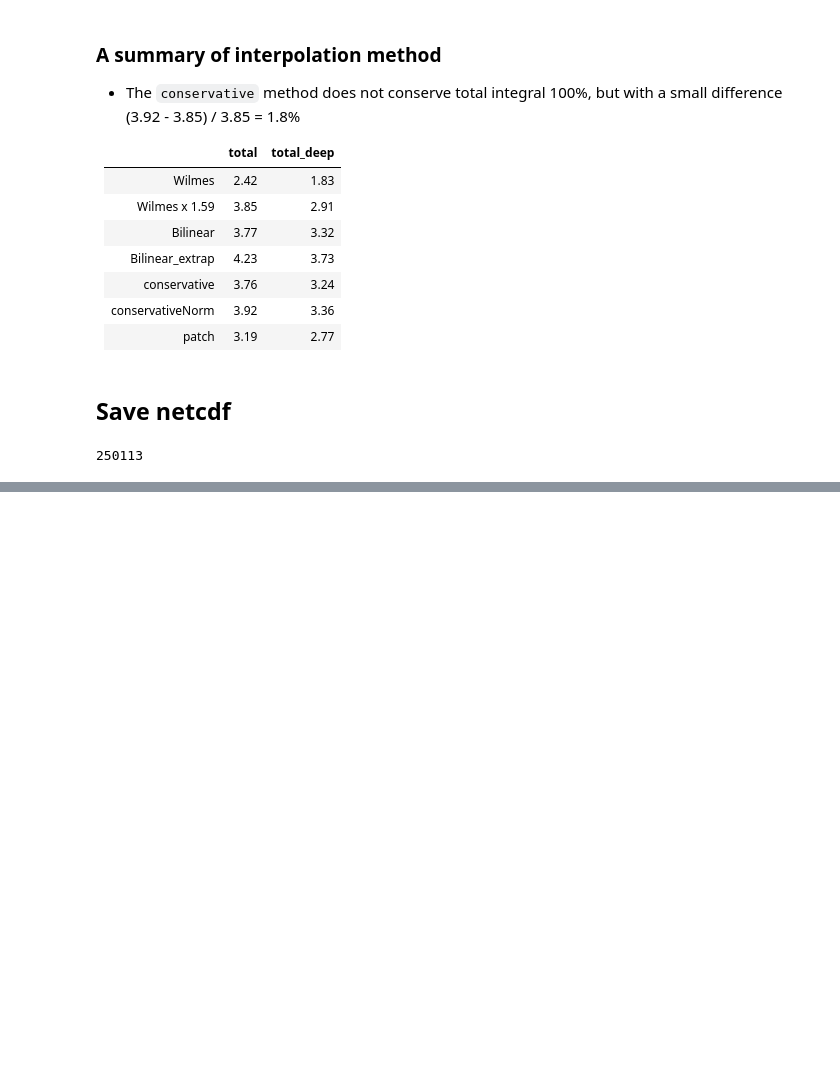
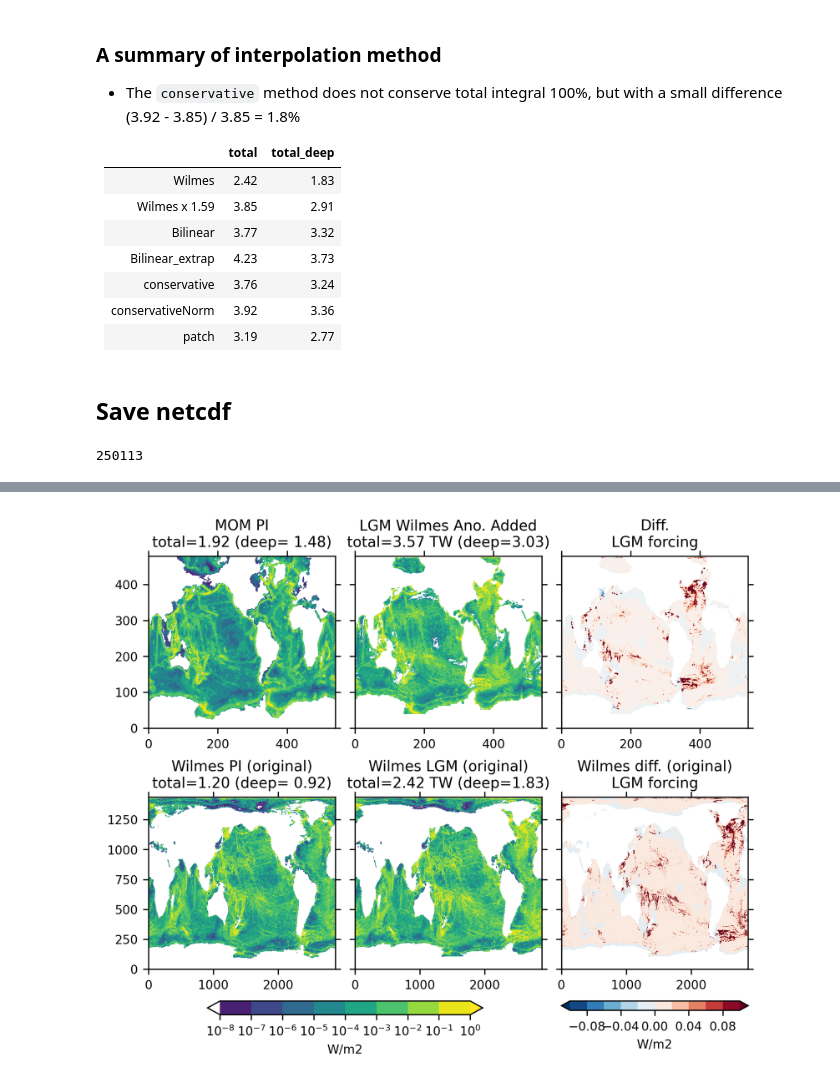
Before and after one commit to jiang-zhu/paleowg-recipes, a Jupyter notebook: cesm3_lgm/06.create_mom6_lgm_tidal.ipynb, the cells around one changed output, grey strips where cells are left out. Drawn from its saved outputs; the diff is of its cells as text; code cells hidden in the pictures; blank space fills up the shorter version.

```diff
--- a/cesm3_lgm/06.create_mom6_lgm_tidal.ipynb
+++ b/cesm3_lgm/06.create_mom6_lgm_tidal.ipynb
@@ -410,0 +442,8 @@ ds_mom_lgm.to_netcdf(mom_lgm_tidal, format="NETCDF3_64BIT")
+# %%
+ds_wilmes_ano = (tide_cases['wilmes_21ka_i6g']['ds'] - tide_cases['wilmes_pi']['ds'])[['diss']]
+ds_wilmes_ano['mask'] = xr.where(tide_cases['wilmes_21ka_i6g']['ds'].hz > 0, 1, 0).T
+ds_wilmes_ano['lon_b'] = np.linspace(0, 360, 2881)
+ds_wilmes_ano['lat_b'] = np.linspace(-90, 90, 1441)
+
+ds_wilmes_ano.mask.plot(size=1.5)
+ds_wilmes_ano
@@ -410,0 +479,11 @@ ds_mom_lgm.to_netcdf(mom_lgm_tidal, format="NETCDF3_64BIT")
+# %%
+ds_mom_lgm = ds_mom_pre.copy(deep=True)
+
+ds_mom_lgm.wave_dissipation.data = ds_mom_pre.wave_dissipation + \
+    diss_wilmes_ano_mom.data * scale_factor.values
+
+diss_x_A = ds_mom_lgm.wave_dissipation * ds_mom_geom.Ah.values / 1e12
+ds_mom_lgm['diss_ttl'] = diss_x_A.where(ds_mom_geom.D.values > 0.0).sum()
+ds_mom_lgm['diss_ttl_deep'] = diss_x_A.where(ds_mom_geom.D.values > 500.0).sum()
+
+ds_mom_lgm
@@ -410,0 +505,46 @@ ds_mom_lgm.to_netcdf(mom_lgm_tidal, format="NETCDF3_64BIT")
+# %%
+fig, axes = plt.subplots(2, 3, figsize=(6, 5),
+                         sharex=False, sharey='row',
+                         constrained_layout=True)
+axes = axes.ravel()
+
+ax = axes[0]
+hc = ax.contourf(ds_mom_pre.wave_dissipation, levels=levels, extend='both')
+hc.set_norm(mcolors.LogNorm(vmin=vmin, vmax=vmax))
+ax.set_title(f"MOM PI\ntotal={ds_mom_pre.diss_ttl:3.2f} (deep={ds_mom_pre.diss_ttl_deep: 3.2f})")
+
+ax = axes[1]
+hc = ax.contourf(ds_mom_lgm.wave_dissipation, levels=levels, extend='both')
+hc.set_norm(mcolors.LogNorm(vmin=vmin, vmax=vmax))
+ax.set_title(f"LGM Wilmes Ano. Added\ntotal={ds_mom_lgm.diss_ttl:3.2f} TW (deep={ds_mom_lgm.diss_ttl_deep:3.2f})")
+
+ax = axes[2]
+hc = ax.contourf(ds_mom_lgm.wave_dissipation - ds_mom_pre.wave_dissipation,
+                 levels=np.linspace(-.1, .1, 21), extend='both', cmap='RdBu_r')
+ax.set_title("Diff.\nLGM forcing")
+
+ax = axes[3]
+ds = tide_cases['wilmes_pi']['ds']
+hc = ax.contourf(ds.diss.T, levels=levels, extend='both')
+hc.set_norm(mcolors.LogNorm(vmin=vmin, vmax=vmax))
+ax.set_title(f"Wilmes PI (original)\ntotal={ds.diss_ttl:3.2f} (deep={ds.diss_ttl_deep: 3.2f})")
+
+ax = axes[4]
+ds = tide_cases['wilmes_21ka_i6g']['ds']
+hc = ax.contourf(ds.diss.T, levels=levels, extend='both')
+hc.set_norm(mcolors.LogNorm(vmin=vmin, vmax=vmax))
+ax.set_title(f"Wilmes LGM (original)\ntotal={ds.diss_ttl:3.2f} TW (deep={ds.diss_ttl_deep:3.2f})")
+
+ax = axes[5]
+ds = tide_cases['wilmes_21ka_i6g']['ds'] - tide_cases['wilmes_pi']['ds']
+hc2 = ax.contourf(ds.diss.T, levels=np.linspace(-.1, .1, 11), extend='both',
+                 cmap='RdBu_r')
+ax.set_title("Wilmes diff. (original)\nLGM forcing")
+
+cb = fig.colorbar(hc, ax=axes[3:5], orientation='horizontal', shrink=0.7,)
+cb.set_label('W/m2')
+
+cb2 = fig.colorbar(hc2, ax=axes[5], orientation='horizontal', shrink=1,)
+cb2.set_label('W/m2')
+# %% [output]
+[figure, added]
```
Also changed, not shown: parts of 16 cells of this notebook.
